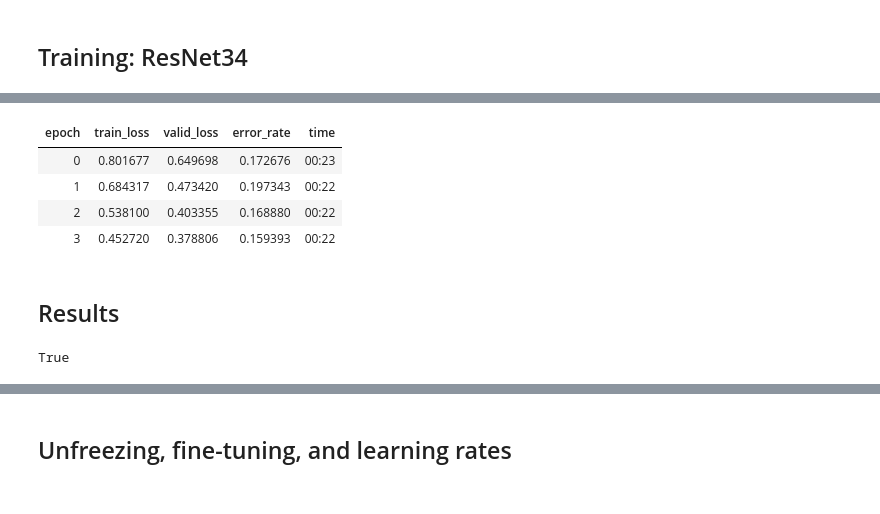
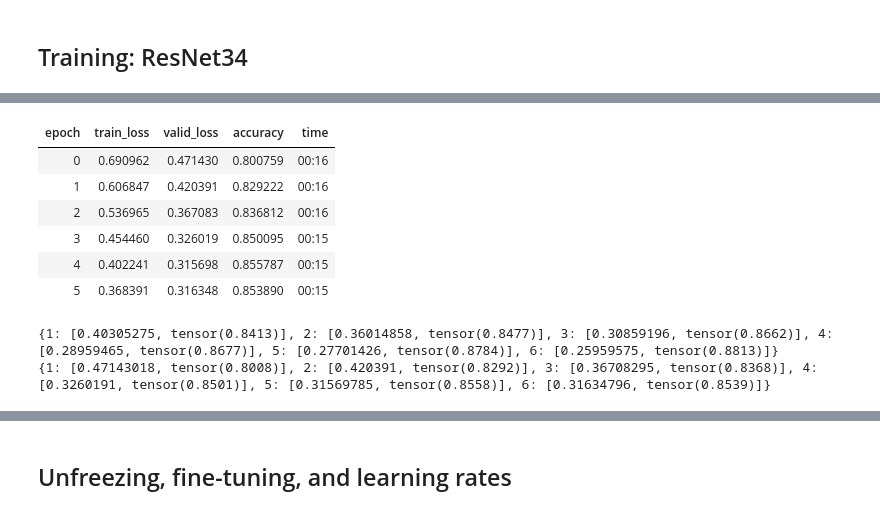
Before and after one commit to asteffen/mole-classification, a Jupyter notebook: mole_classification_fastai.ipynb, the cells around one changed output, grey strips where cells are left out. Drawn from its saved outputs; the diff is of its cells as text; code cells hidden in the pictures.

```diff
--- a/mole_classification_fastai.ipynb
+++ b/mole_classification_fastai.ipynb
@@ -163,4 +166,4 @@ Test: None
 # %% [markdown]
 ## Training: ResNet34
 # %%
-learn = cnn_learner(data, models.resnet34, metrics=error_rate)
+learn = cnn_learner(data, models.resnet34, metrics=accuracy)
@@ -186,23 +187,40 @@ Using true weight decay as discussed in https://www.fast.ai/2018/07/02/adam-weig
 Loss function : FlattenedLoss
 ======================================================================
 Callbacks functions applied
+# %%
+# This callback is necessary to record training loss with Dropout layers disabled.
+# When fit_one_cycle() returns train_loss and accuracy, it is with Dropout enabled.
+# This leads to misleading data when comparing to validation loss.
+class LossRecorderCB(Callback):
+  def __init__(self):
+    # Record [loss, accuracy] for train set
+    self.record_train = {}
+    # Record [loss, accuracy] for valid set
+    self.record_valid = {}
+    self.epoch = 1
+
+  def on_epoch_end(self, **kwargs):
+    #e = kwargs['epoch']
+    self.record_train[self.epoch] = learn.validate(data.train_dl)
+    self.record_valid[self.epoch] = learn.validate(data.valid_dl)
+    self.epoch += 1
+# %%
+LRCB = LossRecorderCB()
 # %%
-learn.fit_one_cycle(4)
+learn.fit_one_cycle(6, callbacks=[LRCB])
 # %% [output]
-| epoch | train_loss | valid_loss | error_rate | time |
-| 0 | 0.801677 | 0.649698 | 0.172676 | 00:23 |
-| 1 | 0.684317 | 0.473420 | 0.197343 | 00:22 |
-| 2 | 0.538100 | 0.403355 | 0.168880 | 00:22 |
-| 3 | 0.452720 | 0.378806 | 0.159393 | 00:22 |
+| epoch | train_loss | valid_loss | accuracy | time |
+| 0 | 0.690962 | 0.471430 | 0.800759 | 00:16 |
+| 1 | 0.606847 | 0.420391 | 0.829222 | 00:16 |
+| 2 | 0.536965 | 0.367083 | 0.836812 | 00:16 |
+| 3 | 0.454460 | 0.326019 | 0.850095 | 00:15 |
+| 4 | 0.402241 | 0.315698 | 0.855787 | 00:15 |
+| 5 | 0.368391 | 0.316348 | 0.853890 | 00:15 |
+# %%
+print(LRCB.record_train)
+print(LRCB.record_valid)
+# %% [output]
+{1: [0.40305275, tensor(0.8413)], 2: [0.36014858, tensor(0.8477)], 3: [0.30859196, tensor(0.8662)], 4: [0.28959465, tensor(0.8677)], 5: [0.27701426, tensor(0.8784)], 6: [0.25959575, tensor(0.8813)]}
+{1: [0.47143018, tensor(0.8008)], 2: [0.420391, tensor(0.8292)], 3: [0.36708295, tensor(0.8368)], 4: [0.3260191, tensor(0.8501)], 5: [0.31569785, tensor(0.8558)], 6: [0.31634796, tensor(0.8539)]}
 # %%
 learn.save('stage-1')
-# %% [markdown]
-## Results
-# %%
-interp = ClassificationInterpretation.from_learner(learn)
-
-losses,idxs = interp.top_losses()
-
-len(data.valid_ds)==len(losses)==len(idxs)
-# %% [output]
-True
```
Also changed, not shown: parts of 19 cells of this notebook.
